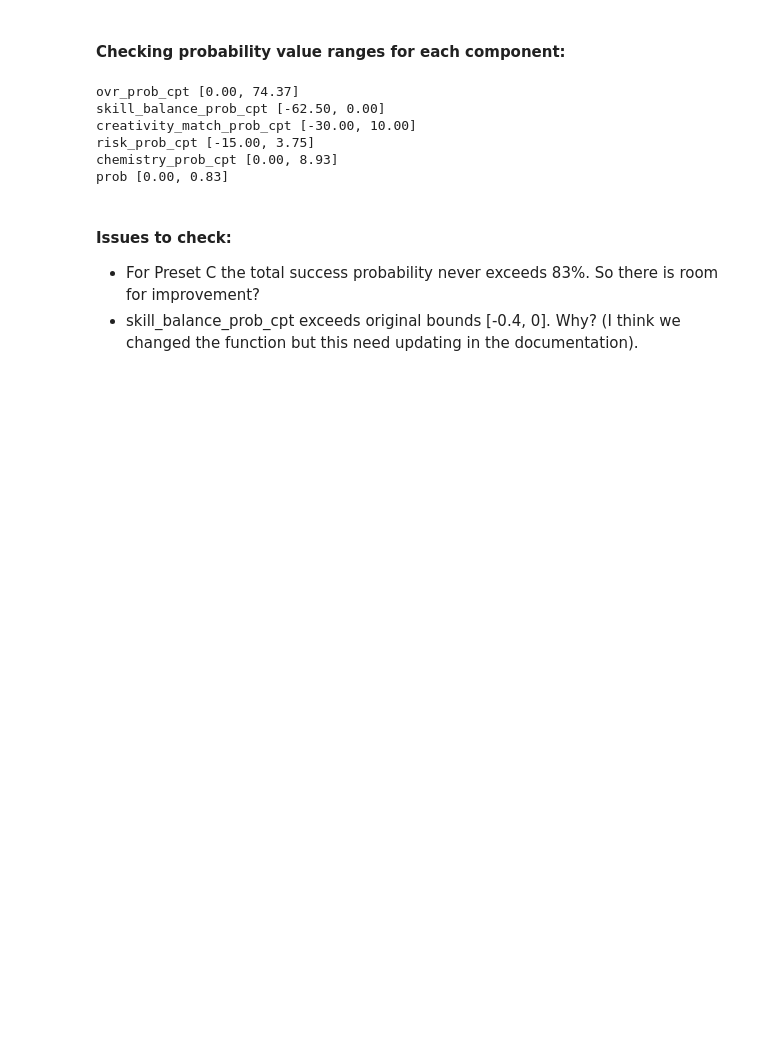
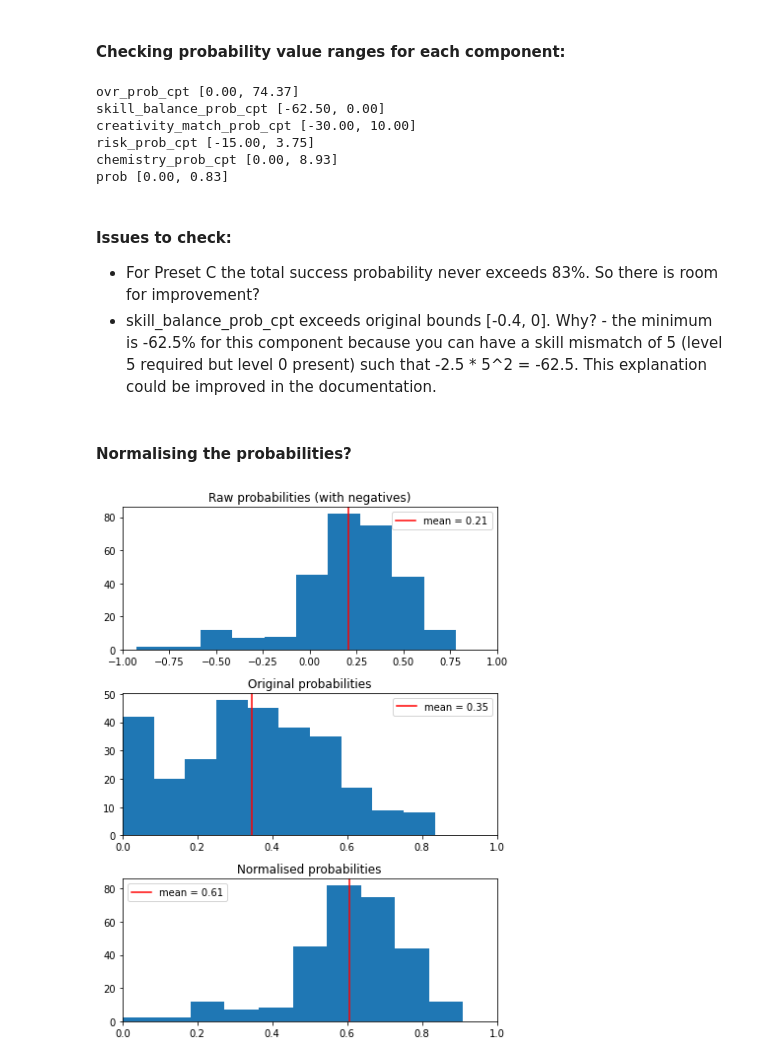
Before and after one commit to Superscriptus/SuperScript, a Jupyter notebook: analysis/probability_components.ipynb, the cells around one changed output. Cells and saved outputs as stored; diff of their text form; code cells hidden in the pictures; blank space fills up the shorter version.

Commit message:
added normalisation experiment to probability_components notebook (and run preset E script for baseline test simulations)

```diff
--- a/analysis/probability_components.ipynb
+++ b/analysis/probability_components.ipynb
@@ -138,4 +138,63 @@ prob [0.00, 0.83]
 #### Issues to check:
 
 - For Preset C the total success probability never exceeds 83%. So there is room for improvement?
-- skill_balance_prob_cpt exceeds original bounds [-0.4, 0]. Why? (I think we changed the function but this need updating in the documentation).
+- skill_balance_prob_cpt exceeds original bounds [-0.4, 0]. Why? - the minimum is -62.5% for this component because you can have a skill mismatch of 5 (level 5 required but level 0 present) such that -2.5 * 5^2 = -62.5. This explanation could be improved in the documentation.
+# %% [markdown]
+#### Normalising the probabilities?
+# %%
+def normalise(data, _min=None, _max=None):
+
+    mini = _min if _min is not None else min(data)
+    maxi = _max if _max is not None else max(data)
+
+    return (data - mini) / (maxi - mini)
+# %%
+preset_c_projects['raw_prob'] = (
+    preset_c_projects.ovr_prob_cpt
+    + preset_c_projects.skill_balance_prob_cpt
+    + preset_c_projects.creativity_match_prob_cpt
+    + preset_c_projects.risk_prob_cpt
+    + preset_c_projects.risk_prob_cpt
+)
+# %%
+preset_c_projects['norm_prob'] = normalise(preset_c_projects.raw_prob, _max=95)
+# %%
+plt.figure(figsize=(6,8))
+plt.subplot(311)
+data = preset_c_projects.raw_prob / 100
+plt.hist(data);
+plt.axvline(
+    np.mean(data),
+    color='red',
+    label='mean = %.2f' % np.mean(data)
+)
+plt.legend()
+plt.title('Raw probabilities (with negatives)')
+plt.xlim([-1.0, 1.0])
+
+plt.subplot(312)
+plt.hist(preset_c_projects.prob);
+plt.axvline(
+    np.mean(preset_c_projects.prob),
+    color='red',
+    label='mean = %.2f' % np.mean(preset_c_projects.prob)
+)
+plt.legend()
+plt.xlim([0.0, 1.0])
+
+plt.title('Original probabilities')
+
+plt.subplot(313)
+plt.hist(preset_c_projects.norm_prob);
+plt.axvline(
+    np.mean(preset_c_projects.norm_prob),
+    color='red',
+    label='mean = %.2f' % np.mean(preset_c_projects.norm_prob)
+)
+plt.legend()
+plt.title('Normalised probabilities')
+plt.xlim([0.0, 1.0])
+
+plt.tight_layout()
+# %% [output]
+[figure, added]
```
Also changed, not shown: 1 other file.
